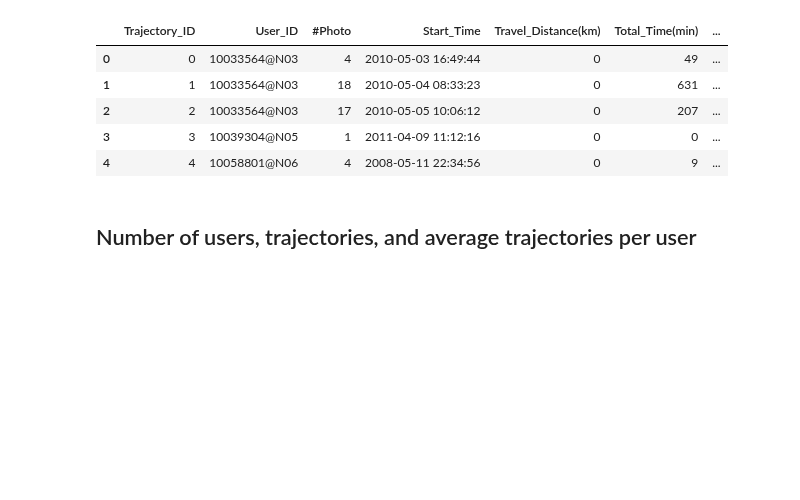
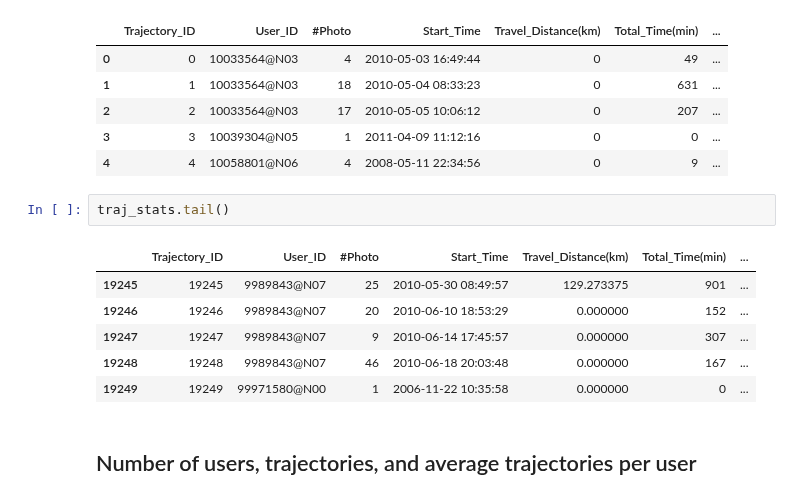
Before and after one commit to chengsoonong/digbeta, a Jupyter notebook: tour/flickr_analysis.ipynb, the cells around one changed output. Cells and saved outputs as stored; diff of their text form; blank space fills up the shorter version.

```diff
--- a/tour/flickr_analysis.ipynb
+++ b/tour/flickr_analysis.ipynb
@@ -23,6 +38,15 @@ traj_stats.head()
 | 2 | 2 | 10033564@N03 | 17 | 2010-05-05 10:06:12 | 0 | 207 | ... |
 | 3 | 3 | 10039304@N05 | 1 | 2011-04-09 11:12:16 | 0 | 0 | ... |
 | 4 | 4 | 10058801@N06 | 4 | 2008-05-11 22:34:56 | 0 | 9 | ... |
+# %%
+traj_stats.tail()
+# %% [output]
+|  | Trajectory_ID | User_ID | #Photo | Start_Time | Travel_Distance(km) | Total_Time(min) | ... |
+| 19245 | 19245 | 9989843@N07 | 25 | 2010-05-30 08:49:57 | 129.273375 | 901 | ... |
+| 19246 | 19246 | 9989843@N07 | 20 | 2010-06-10 18:53:29 | 0.000000 | 152 | ... |
+| 19247 | 19247 | 9989843@N07 | 9 | 2010-06-14 17:45:57 | 0.000000 | 307 | ... |
+| 19248 | 19248 | 9989843@N07 | 46 | 2010-06-18 20:03:48 | 0.000000 | 167 | ... |
+| 19249 | 19249 | 99971580@N00 | 1 | 2006-11-22 10:35:58 | 0.000000 | 0 | ... |
 # %% [markdown]
 ## Number of users, trajectories, and average trajectories per user
 # %%
```
Also changed, not shown: parts of 13 cells of this notebook, 1 other file.
